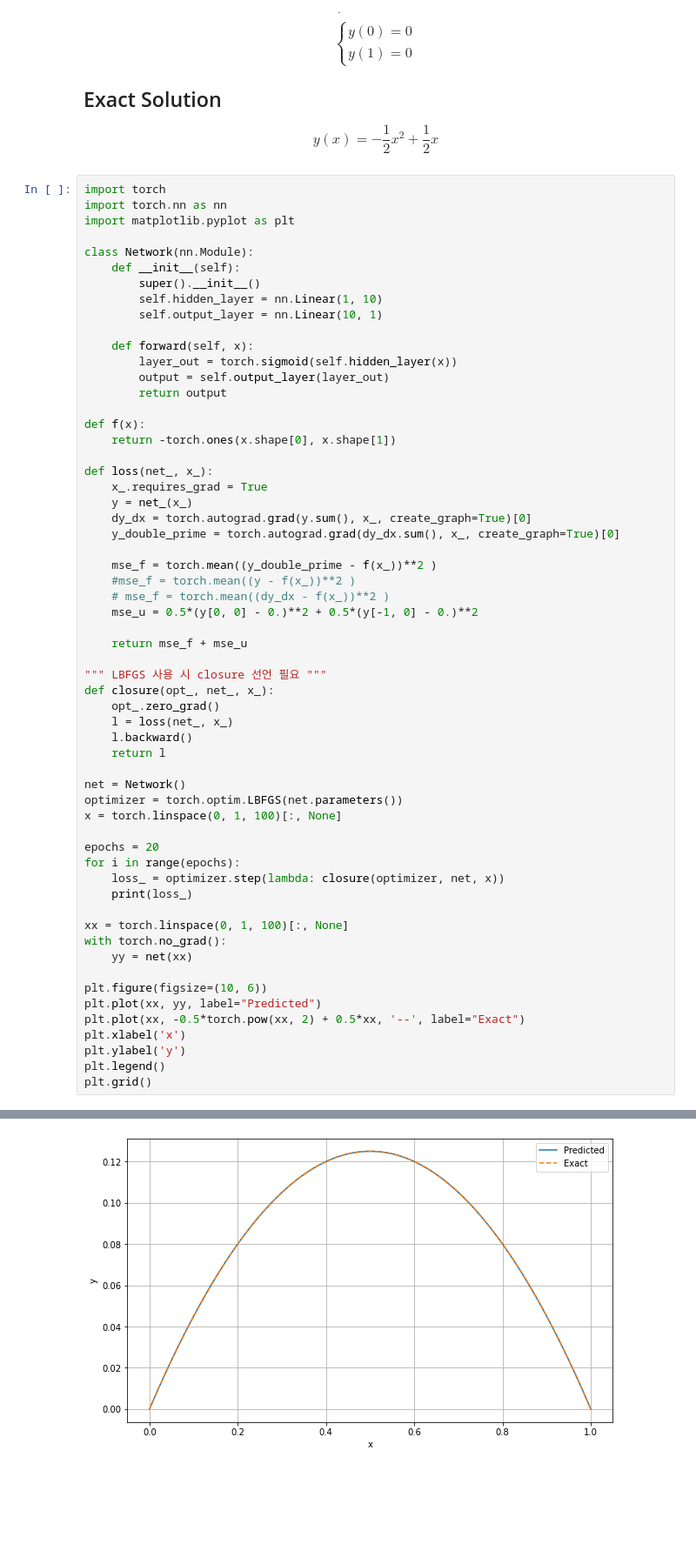
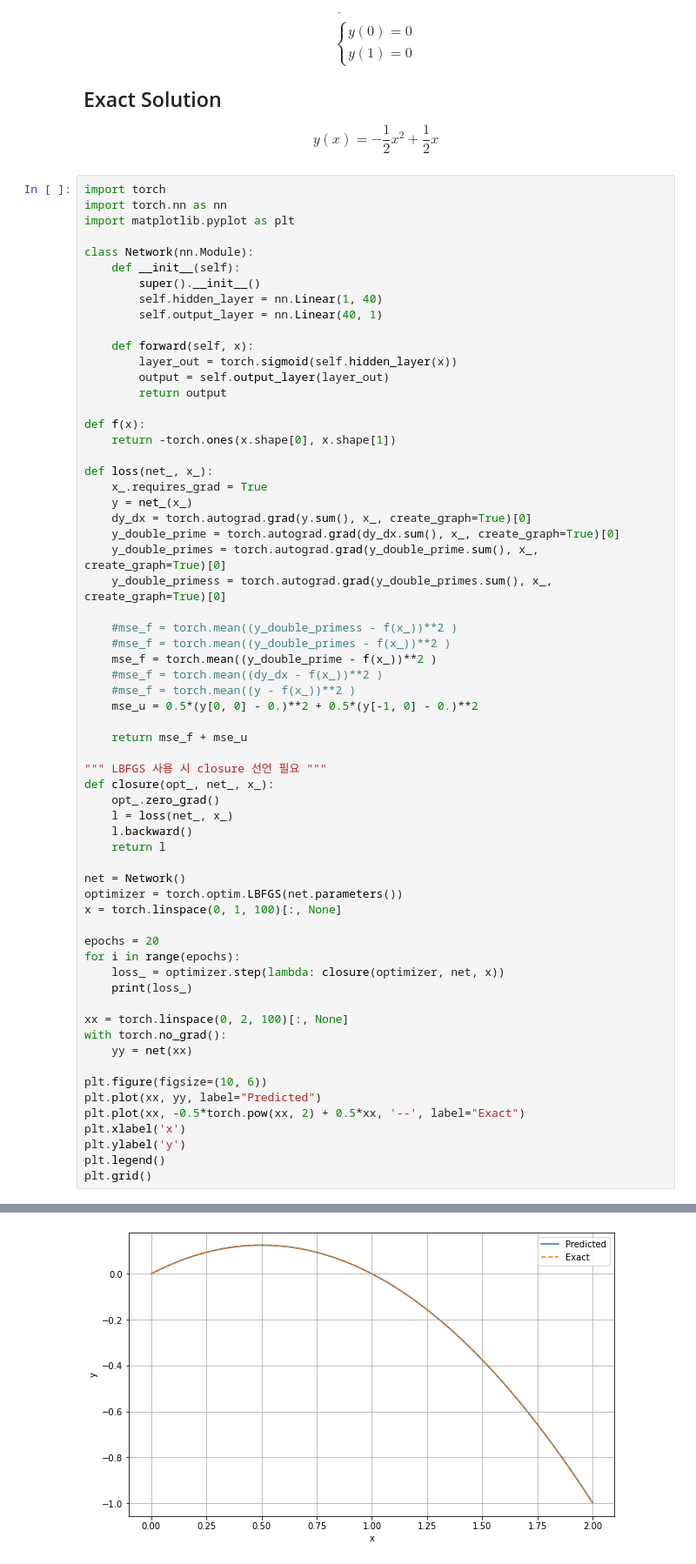
Before and after one commit to hjlee21/PINN_STUDY, a Jupyter notebook: Orgin_Code_Git/PINN_ComputationalDomain/Git_code/PINN_ODE_Example2.ipynb, the cells around one changed output, grey strips where cells are left out. Shown: that part at 87% size. Saved outputs shown, nothing was run; the diff lists cells and outputs as text; blank space fills up the shorter version.

```diff
--- a/Orgin_Code_Git/PINN_ComputationalDomain/Git_code/PINN_ODE_Example2.ipynb
+++ b/Orgin_Code_Git/PINN_ComputationalDomain/Git_code/PINN_ODE_Example2.ipynb
@@ -40,8 +40,8 @@ import matplotlib.pyplot as plt
 class Network(nn.Module):
     def __init__(self):
         super().__init__()
-        self.hidden_layer = nn.Linear(1, 10)
-        self.output_layer = nn.Linear(10, 1)
+        self.hidden_layer = nn.Linear(1, 40)
+        self.output_layer = nn.Linear(40, 1)
 
     def forward(self, x):
         layer_out = torch.sigmoid(self.hidden_layer(x))
@@ -56,10 +56,14 @@ def loss(net_, x_):
     y = net_(x_)
     dy_dx = torch.autograd.grad(y.sum(), x_, create_graph=True)[0]
     y_double_prime = torch.autograd.grad(dy_dx.sum(), x_, create_graph=True)[0]
+    y_double_primes = torch.autograd.grad(y_double_prime.sum(), x_, create_graph=True)[0]
+    y_double_primess = torch.autograd.grad(y_double_primes.sum(), x_, create_graph=True)[0]
 
+    #mse_f = torch.mean((y_double_primess - f(x_))**2 )
+    #mse_f = torch.mean((y_double_primes - f(x_))**2 )
     mse_f = torch.mean((y_double_prime - f(x_))**2 )
+    #mse_f = torch.mean((dy_dx - f(x_))**2 )
     #mse_f = torch.mean((y - f(x_))**2 )
-    # mse_f = torch.mean((dy_dx - f(x_))**2 )
     mse_u = 0.5*(y[0, 0] - 0.)**2 + 0.5*(y[-1, 0] - 0.)**2
 
     return mse_f + mse_u
@@ -80,7 +84,7 @@ for i in range(epochs):
     loss_ = optimizer.step(lambda: closure(optimizer, net, x))
     print(loss_)
 
-xx = torch.linspace(0, 1, 100)[:, None]
+xx = torch.linspace(0, 2, 100)[:, None]
 with torch.no_grad():
     yy = net(xx)
 
@@ -115,4 +119,4 @@ tensor(9.6216e-06, grad_fn=<AddBackward0>)
-[figure, old version]
+[figure, new version]
 # %%
 xx = torch.linspace(0, 2, 100)[:, None]
 with torch.no_grad():
```
Also changed, not shown: parts of 2 cells of this notebook, 1 other file.
